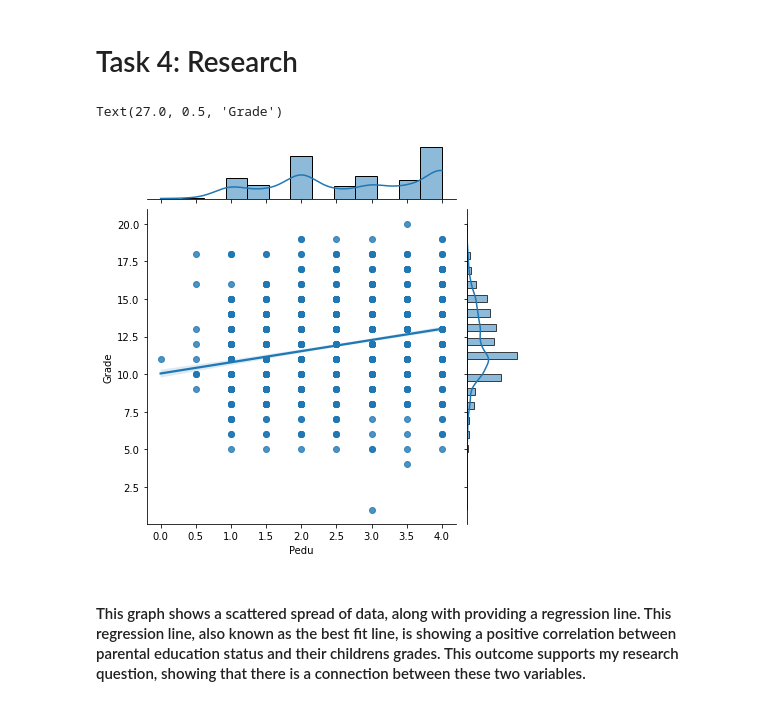
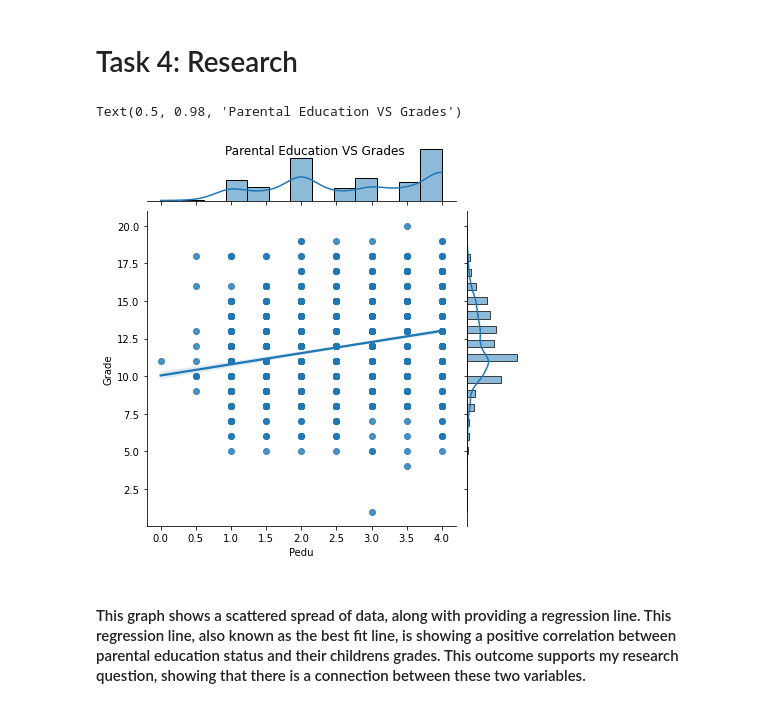
Before and after one commit to ubco-W2022T1-cosc301/project-group33, a Jupyter notebook: notebooks/analysis2.ipynb, the cells around one changed output. Cells and saved outputs as stored; diff of their text form; code cells hidden in the pictures.

```diff
--- a/notebooks/analysis2.ipynb
+++ b/notebooks/analysis2.ipynb
@@ -191,12 +191,16 @@ memory usage: 88.0 KB
 # %% [markdown]
 # Task 4: Research
 # %%
-sns.jointplot(x='Pedu',y='Grade', data=df, kind='reg')
+p.fig.subplots_adjust(top=15)
+p.fig.tight_layout()
+p.ax_joint.collections[0].set_alpha(0)
+p = sns.jointplot(x='Pedu',y='Grade', data=df, kind='reg')
 plt.xlabel("Pedu")
 plt.ylabel("Grade")
+p.fig.suptitle('Parental Education VS Grades')
 # %% [output]
-Text(27.0, 0.5, 'Grade')
+Text(0.5, 0.98, 'Parental Education VS Grades')
-[figure, old version]
+[figure, new version]
 # %% [markdown]
 #### This graph shows a scattered spread of data, along with providing a regression line. This regression line, also known as the best fit line, is showing a positive correlation between parental education status and their childrens grades. This outcome supports my research question, showing that there is a connection between these two variables.
 # %% [markdown]
```
Also changed, not shown: parts of 7 cells of this notebook, 1 other file.
